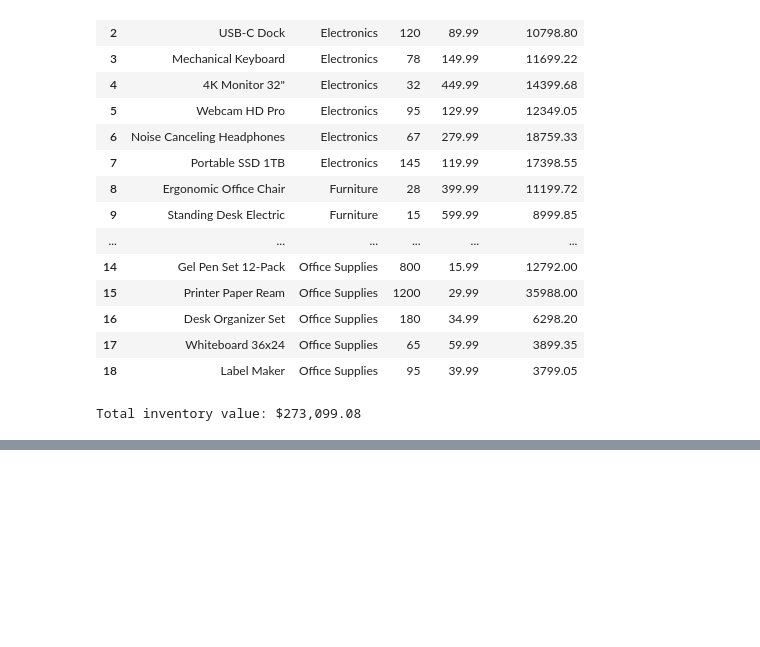
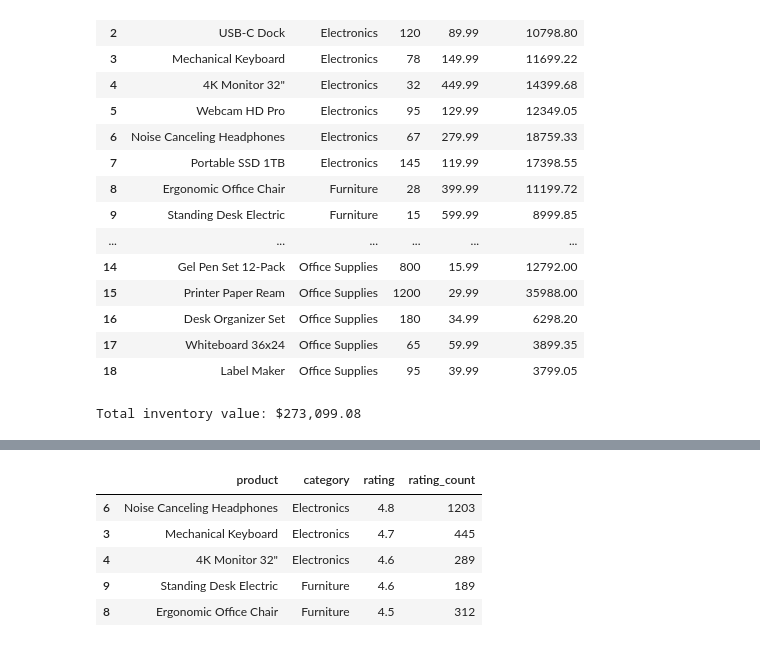
Before and after one commit to khing-fm/Data_Science, a Jupyter notebook: pandas-for_data-analytics_JSON-File.ipynb, the cells around one changed output, grey strips where cells are left out. Saved outputs shown, nothing was run; the diff lists cells and outputs as text; code cells hidden in the pictures; blank space fills up the shorter version.

```diff
--- a/pandas-for_data-analytics_JSON-File.ipynb
+++ b/pandas-for_data-analytics_JSON-File.ipynb
@@ -286,0 +320,25 @@ Total inventory value: $273,099.08
+# %%
+# 9. Ratings Analysis
+
+top_rated = df.sort_values(
+    by='rating',
+    ascending=False
+)
+
+display(
+    top_rated[
+        [
+            'product',
+            'category',
+            'rating',
+            'rating_count'
+        ]
+    ].head(5)
+)
+# %% [output]
+|  | product | category | rating | rating_count |
+| 6 | Noise Canceling Headphones | Electronics | 4.8 | 1203 |
+| 3 | Mechanical Keyboard | Electronics | 4.7 | 445 |
+| 4 | 4K Monitor 32" | Electronics | 4.6 | 289 |
+| 9 | Standing Desk Electric | Furniture | 4.6 | 189 |
+| 8 | Ergonomic Office Chair | Furniture | 4.5 | 312 |
```
Also changed, not shown: parts of 5 cells of this notebook.
